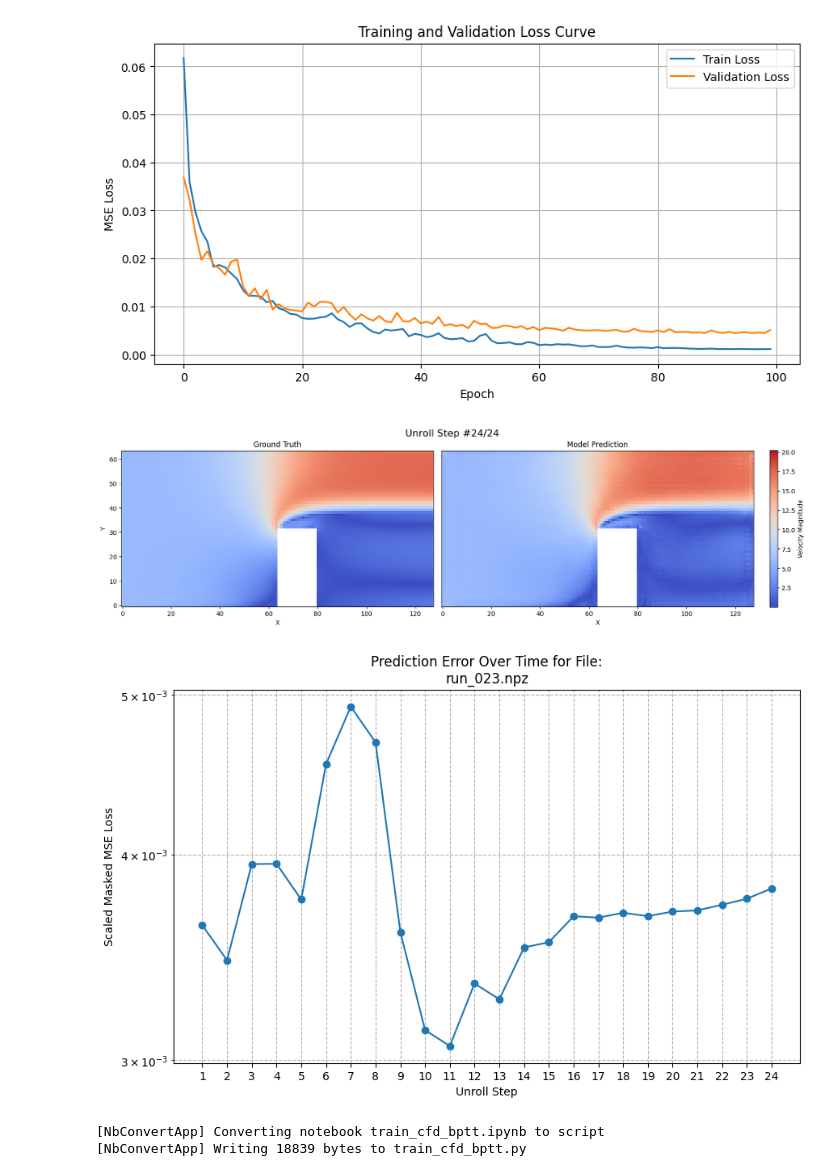
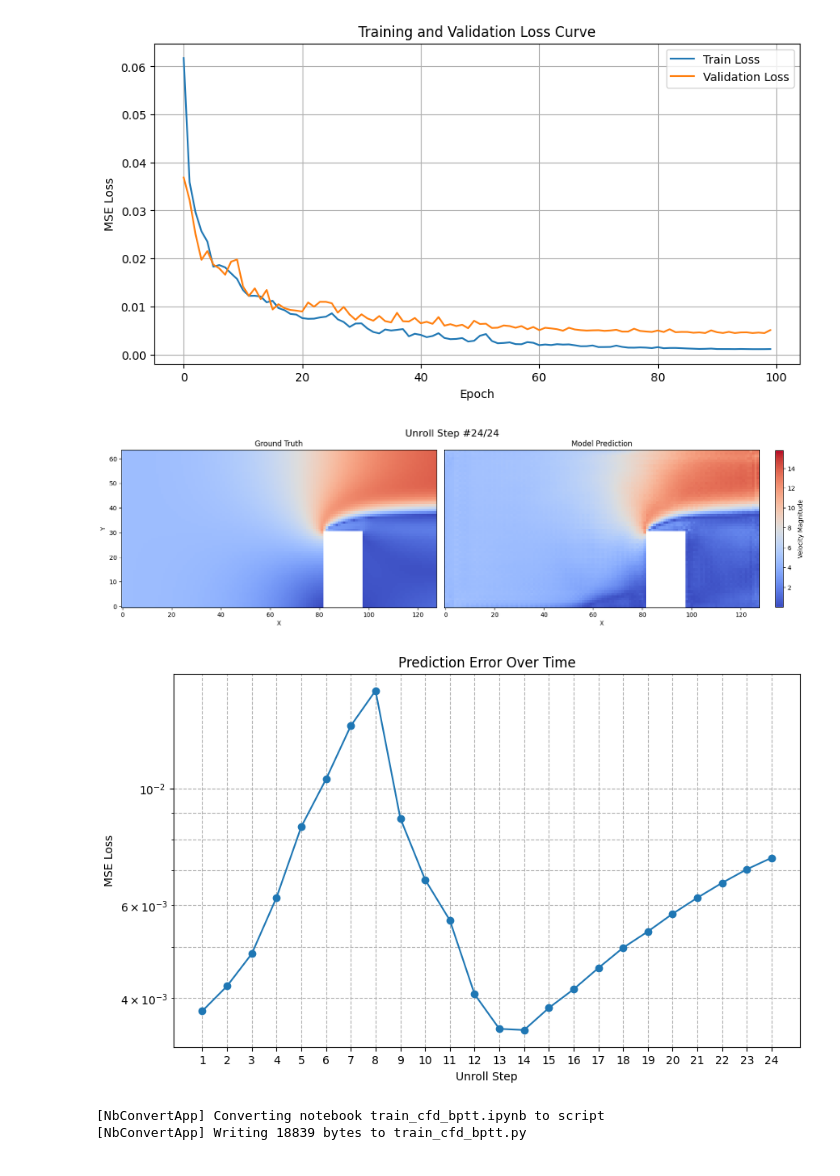
Before and after one commit to vidulejs/neural-adapter, a Jupyter notebook: neural_surrogate/train_cfd_bptt.ipynb, the cells around one changed output. Cells and saved outputs as stored; diff of their text form; code cells hidden in the pictures.

```diff
--- a/neural_surrogate/train_cfd_bptt.ipynb
+++ b/neural_surrogate/train_cfd_bptt.ipynb
@@ -384,7 +361,6 @@ import time
 import matplotlib.pyplot as plt
 import numpy as np
 
-# --- 1. User Configuration & Setup ---
 UNROLL_STEPS_VIZ = 24
 file_path_viz = np.random.choice(val_files)
 
@@ -396,7 +372,6 @@ viz_loader = DataLoader(viz_dataset, batch_size=1, shuffle=False)
 model.to(device)
 model.eval()
 
-# --- 2. Get Data and Run Prediction ---
 try:
     input_x, ground_truth_sequence = next(iter(viz_loader))
 except StopIteration:
@@ -406,25 +381,20 @@ except StopIteration:
 if ground_truth_sequence is not None:
     predicted_sequence = unroll_prediction(model, input_x, UNROLL_STEPS_VIZ)
 
-    # --- NEW: Pre-calculate GLOBAL vmin and vmax from the ENTIRE ground truth sequence ---
     gt_sequence_np = ground_truth_sequence[0].numpy()
     gt_u_all = gt_sequence_np[:, 0, :, :]
     gt_v_all = gt_sequence_np[:, 1, :, :]
     gt_magnitude_all = np.sqrt(gt_u_all**2 + gt_v_all**2)
 
-    # Apply the mask to the entire sequence before finding min/max
     mask_all = gt_sequence_np[:, 4, :, :]
     gt_magnitude_all[mask_all == 0] = np.nan
 
-    # These are now the fixed color limits for the entire animation
     vmin_global = np.nanmin(gt_magnitude_all)
     vmax_global = np.nanmax(gt_magnitude_all)
     print(f"Fixed color range (vmin, vmax) based on ground truth: ({vmin_global:.2f}, {vmax_global:.2f})")
 
-    # --- 3. Setup the Plot ONCE with the fixed color limits ---
     fig, axes = plt.subplots(1, 2, figsize=(16, 6), constrained_layout=True)
 
-    # Get initial data just to initialize the imshow objects
     gt_mag_initial = gt_magnitude_all[0]
 
     im1 = axes[0].imshow(gt_mag_initial, cmap='coolwarm', origin='lower', vmin=vmin_global, vmax=vmax_global)
@@ -434,69 +404,61 @@ if ground_truth_sequence is not None:
 
     im2 = axes[1].imshow(gt_mag_initial, cmap='coolwarm', origin='lower', vmin=vmin_global, vmax=vmax_global)
     axes[1].set_title('Model Prediction')
     axes[1].set_xlabel('X')
     axes[1].set_yticks([])
 
-    # Create the colorbar ONCE
     cbar = fig.colorbar(im2, ax=axes.ravel().tolist(), shrink=0.6, label='Velocity Magnitude', pad=0.025)
 
-    # --- 4. Animation Loop ---
+    #new directory for figures
+    os.makedirs("animation", exist_ok=True)
+
     for t_step in range(UNROLL_STEPS_VIZ):
-        # Get current frames
         gt_frame = gt_sequence_np[t_step]
         pred_frame = predicted_sequence[t_step].numpy()
 
-        # Calculate magnitudes for the current frame
         gt_magnitude = np.sqrt(gt_frame[0]**2 + gt_frame[1]**2)
         pred_magnitude = np.sqrt(pred_frame[0]**2 + pred_frame[1]**2)
 
         mask = gt_frame[4]
         gt_magnitude[mask == 0] = np.nan
         pred_magnitude[mask == 0] = np.nan
 
-        # --- UPDATE the data in the existing image objects ---
         im1.set_data(gt_magnitude)
         im2.set_data(pred_magnitude)
 
-        # NOTE: We NO LONGER call set_clim() here, as the limits are fixed.
-
         fig.suptitle(f'Unroll Step #{t_step + 1}/{UNROLL_STEPS_VIZ}', fontsize=16, y=0.875)
+        plt.savefig(f'animation/step_{t_step:03d}.svg', dpi=300)
 
         clear_output(wait=True)
         display(fig)
 
-        time.sleep(0.2)
+        # time.sleep(0.2)
 
     plt.close(fig)
 # %% [output]
-[figure, old version]
+[figure, new version]
 # %%
 num_unroll_steps = ground_truth_sequence.shape[1] # Get T from (B, T, C, H, W)
 loss_over_time = []
 
-# --- Calculate the loss for each step in the sequence ---
 for t in range(num_unroll_steps):
-    # predicted_sequence is (T, C, H, W), so slice the time dimension
     pred_t = predicted_sequence[t].unsqueeze(0)
-    # ground_truth_sequence is (B, T, C, H, W), so slice the time dimension
     gt_t = ground_truth_sequence[:, t]
 
-    # Calculate the loss for this step
     loss = scaled_masked_mse_loss(pred_t.to(device), gt_t.to(device))
     loss_over_time.append(loss.item())
 
-# --- Plot the results ---
 plt.figure(figsize=(10, 6))
 plt.plot(range(1, num_unroll_steps + 1), loss_over_time, marker='o', linestyle='-')
 plt.xlabel("Unroll Step")
-plt.ylabel("Scaled Masked MSE Loss")
-plt.title(f"Prediction Error Over Time for File:\n{os.path.basename(file_path_viz)}")
+plt.ylabel("MSE Loss")
+plt.title(f"Prediction Error Over Time")
 plt.xticks(range(1, num_unroll_steps + 1))
 plt.yscale('log')
 plt.grid(True, which='both', linestyle='--')
 plt.show()
 # %% [output]
-[figure, old version]
+[figure, new version]
 # %%
 #convert notebook into script
 !jupyter nbconvert --to script train_cfd_bptt.ipynb
```
Also changed, not shown: parts of 6 cells of this notebook, 7 other files.
